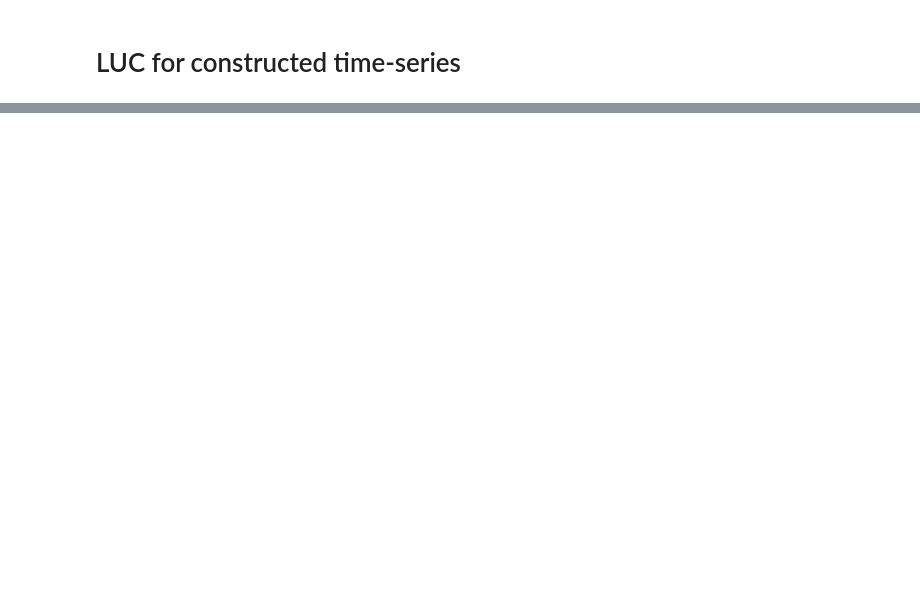
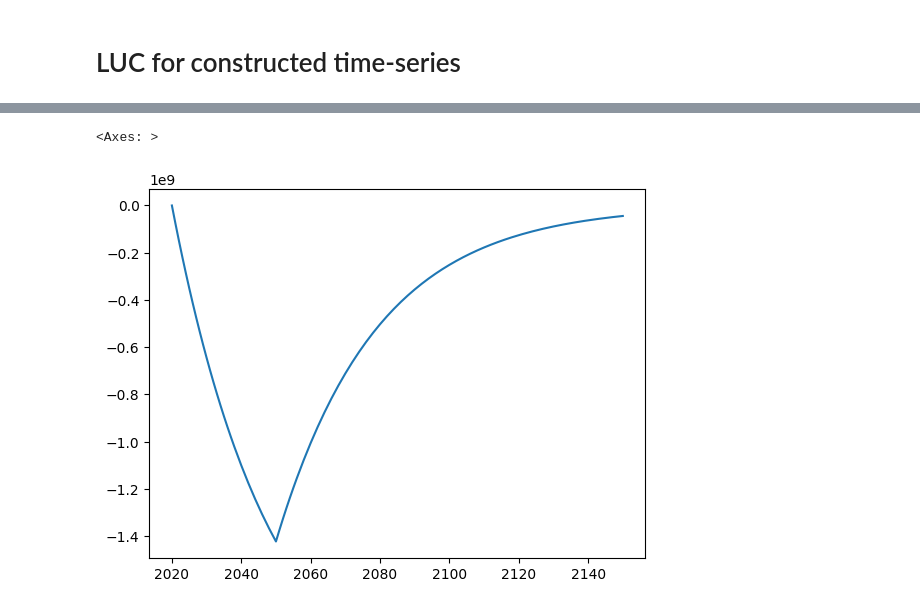
Before and after one commit to SLU-foodsystems/CIBUSmod, a Jupyter notebook: notebooks/LUC.ipynb, the cells around one changed output, grey strips where cells are left out. Cells and saved outputs as stored; diff of their text form; code cells hidden in the pictures; blank space fills up the shorter version.

```diff
--- a/notebooks/LUC.ipynb
+++ b/notebooks/LUC.ipynb
@@ -178,9 +287,14 @@ plt.show()
+# %%
+Ach = A3.diff().fillna(0)
 # %%
-Ach = A1.diff().fillna(0)
 LUCts = LUCTimeSeries(
     Ach = Ach,
     Cmax = (5_000,50_000),
     T50 = (0.5,20),
     extend = 100
 )
 LUCts.calculate_parcels()
+LUCts.get_CO2().plot()
+# %% [output]
+<Axes: >
+[figure, added]
```
Also changed, not shown: parts of 17 cells of this notebook, 1 other file.
